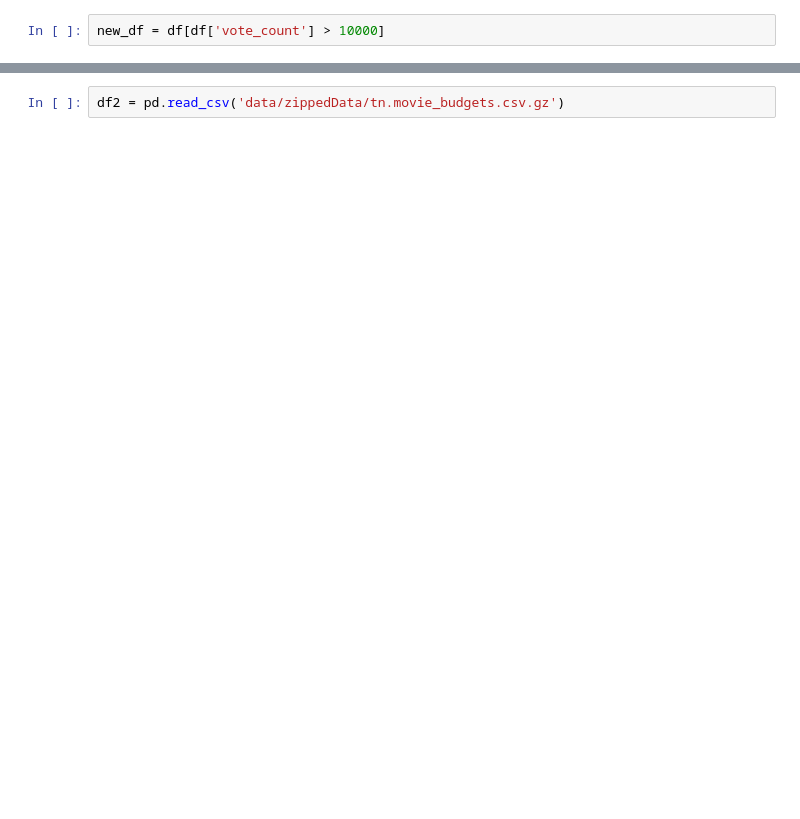
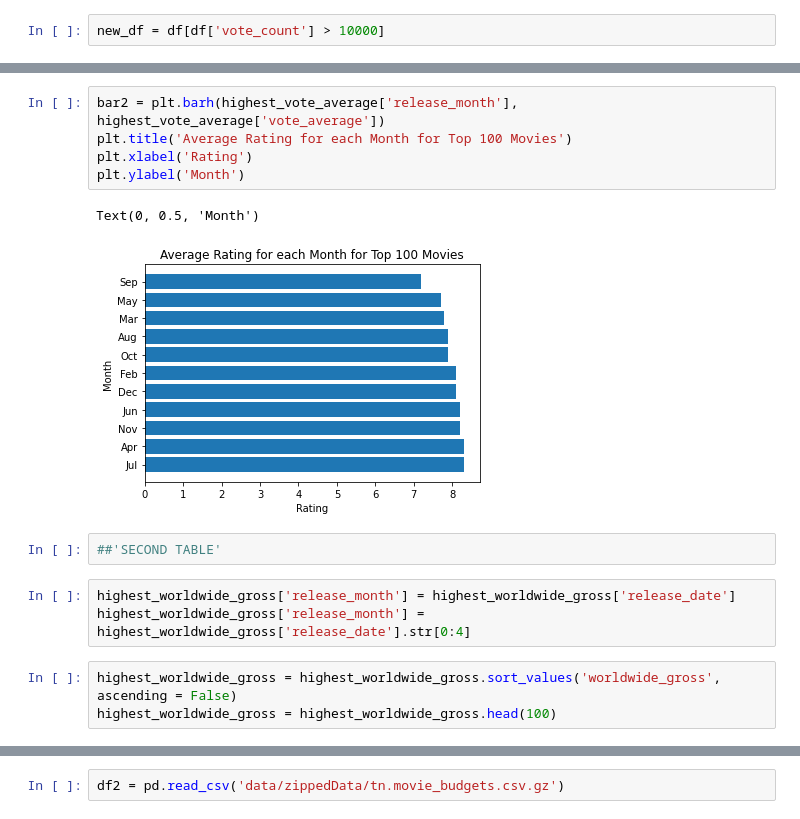
Before and after one commit to eaiturbe/microsoft_movie_analysis, a Jupyter notebook: project_wt.ipynb, the cells around one changed output, grey strips where cells are left out. Saved outputs shown, nothing was run; the diff lists cells and outputs as text; blank space fills up the shorter version.

```diff
--- a/project_wt.ipynb
+++ b/project_wt.ipynb
@@ -38,0 +101,16 @@ highest_vote_average
+# %%
+bar2 = plt.barh(highest_vote_average['release_month'], highest_vote_average['vote_average'])
+plt.title('Average Rating for each Month for Top 100 Movies')
+plt.xlabel('Rating')
+plt.ylabel('Month')
+# %% [output]
+Text(0, 0.5, 'Month')
+[figure, added]
+# %%
+##'SECOND TABLE'
+# %%
+highest_worldwide_gross['release_month'] = highest_worldwide_gross['release_date']
+highest_worldwide_gross['release_month'] = highest_worldwide_gross['release_date'].str[0:4]
+# %%
+highest_worldwide_gross = highest_worldwide_gross.sort_values('worldwide_gross', ascending = False)
+highest_worldwide_gross = highest_worldwide_gross.head(100)
```
Also changed, not shown: parts of 29 cells of this notebook.
